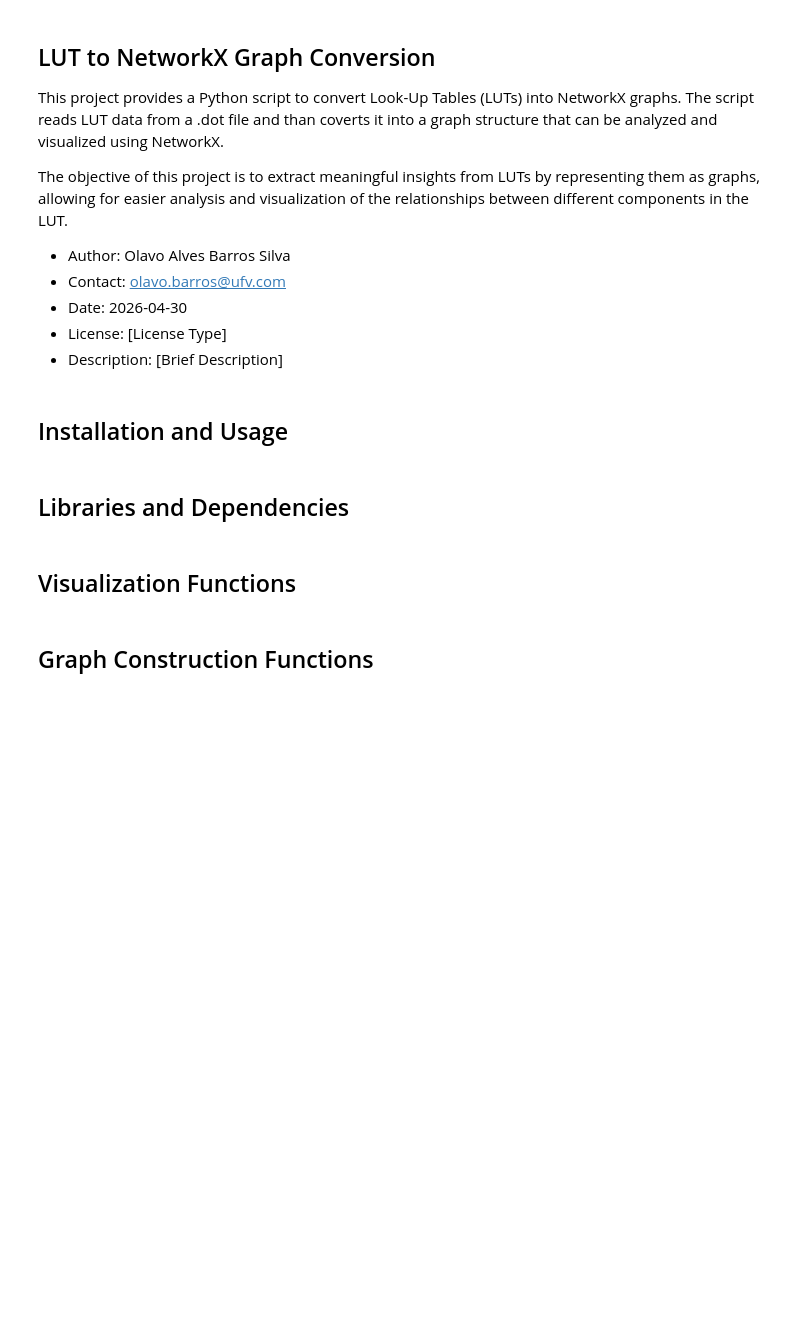
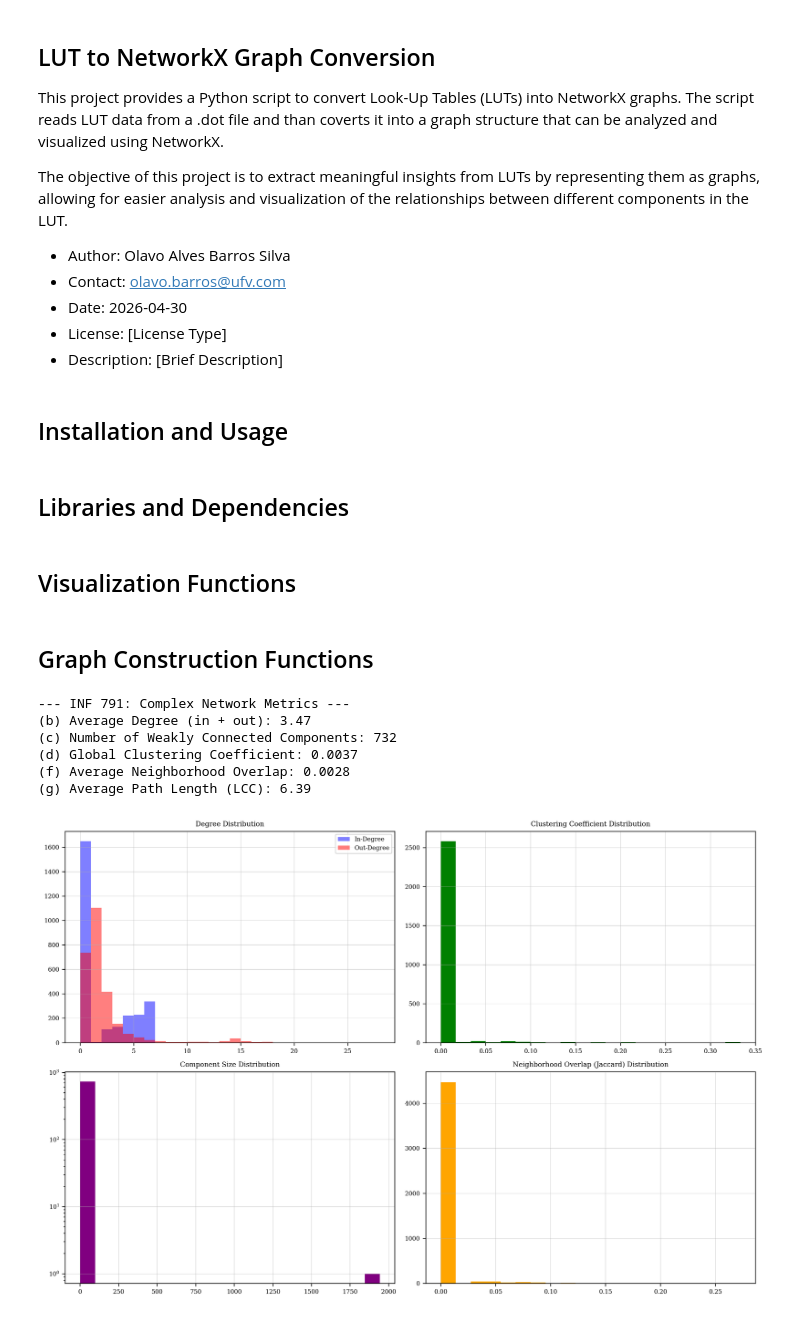
Before and after one commit to Olavo-B/LUT2Graph, a Jupyter notebook: misc/examples/lut2networkx.ipynb, the cells around one changed output. Saved outputs shown, nothing was run; the diff lists cells and outputs as text; code cells hidden in the pictures; blank space fills up the shorter version.

```diff
--- a/misc/examples/lut2networkx.ipynb
+++ b/misc/examples/lut2networkx.ipynb
@@ -198,3 +188,76 @@ def get_edge_strength(graph, edge):
+# %%
+def calculate_tp1_metrics(G):
+    print("--- INF 791: Complex Network Metrics ---")
+
+    # b) Degree Distribution & Average Degree
+    in_degrees = [d for n, d in G.in_degree()]
+    out_degrees = [d for n, d in G.out_degree()]
+    avg_degree = np.mean([d for n, d in G.degree()])
+    print(f"(b) Average Degree (in + out): {avg_degree:.2f}")
+
+    # c) Number of Components
+    # Using weakly connected because hardware DAGs are rarely strongly connected
+    components = list(nx.weakly_connected_components(G))
+    print(f"(c) Number of Weakly Connected Components: {len(components)}")
+
+    # d) Clustering Coefficient
+    # Convert to undirected for standard clustering metrics
+    G_undir = G.to_undirected()
+    clustering_coeffs = nx.clustering(G_undir)
+    global_clustering = nx.average_clustering(G_undir)
+    print(f"(d) Global Clustering Coefficient: {global_clustering:.4f}")
+
+    # e) Component Size Distribution
+    component_sizes = [len(c) for c in components]
+
+    # f) Neighborhood Overlap (Jaccard Coefficient for edges)
+    overlap_preds = nx.jaccard_coefficient(G_undir, G_undir.edges())
+    overlaps = [p for u, v, p in overlap_preds]
+    avg_overlap = np.mean(overlaps) if overlaps else 0
+    print(f"(f) Average Neighborhood Overlap: {avg_overlap:.4f}")
+
+    # g) Average Path Length
+    # Calculated on the Largest Connected Component (LCC) to avoid infinity errors
+    lcc = max(nx.weakly_connected_components(G), key=len)
+    G_lcc = G_undir.subgraph(lcc)
+    avg_path = nx.average_shortest_path_length(G_lcc)
+    print(f"(g) Average Path Length (LCC): {avg_path:.2f}")
+
+    # --- PLOTTING ---
+    fig, axs = plt.subplots(2, 2, figsize=(12, 8))
+
+    # Plot 1: Degree Distribution
+    axs[0, 0].hist(in_degrees, bins=range(max(in_degrees)+2), alpha=0.5, label='In-Degree', color='blue')
+    axs[0, 0].hist(out_degrees, bins=range(max(out_degrees)+2), alpha=0.5, label='Out-Degree', color='red')
+    axs[0, 0].set_title('Degree Distribution')
+    axs[0, 0].legend()
+
+    # Plot 2: Clustering Coefficient
+    axs[0, 1].hist(list(clustering_coeffs.values()), bins=20, color='green')
+    axs[0, 1].set_title('Clustering Coefficient Distribution')
+
+    # Plot 3: Component Sizes
+    axs[1, 0].hist(component_sizes, bins=20, color='purple')
+    axs[1, 0].set_title('Component Size Distribution')
+    axs[1, 0].set_yscale('log') # Log scale is useful for component sizes
+
+    # Plot 4: Neighborhood Overlap
+    axs[1, 1].hist(overlaps, bins=20, color='orange')
+    axs[1, 1].set_title('Neighborhood Overlap (Jaccard) Distribution')
+
+    plt.tight_layout()
+    plt.show()
+
+# Run the metrics
+calculate_tp1_metrics(G)
+# %% [output]
+--- INF 791: Complex Network Metrics ---
+(b) Average Degree (in + out): 3.47
+(c) Number of Weakly Connected Components: 732
+(d) Global Clustering Coefficient: 0.0037
+(f) Average Neighborhood Overlap: 0.0028
+(g) Average Path Length (LCC): 6.39
+[figure, added]
 # %%
 # Execute the pipeline
 G = build_graph_from_yosys(JSON_FILE)
```
Also changed, not shown: parts of 3 cells of this notebook.
